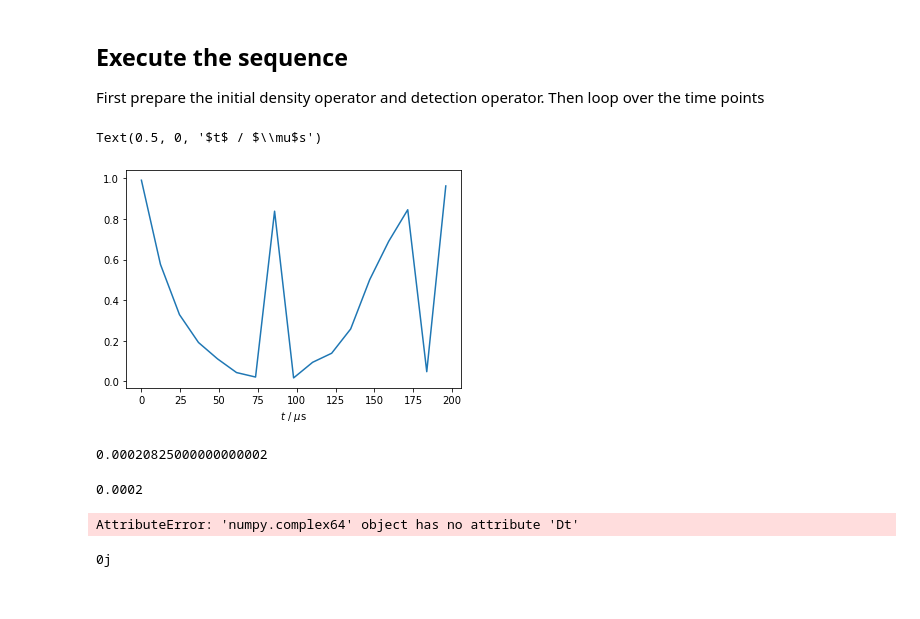
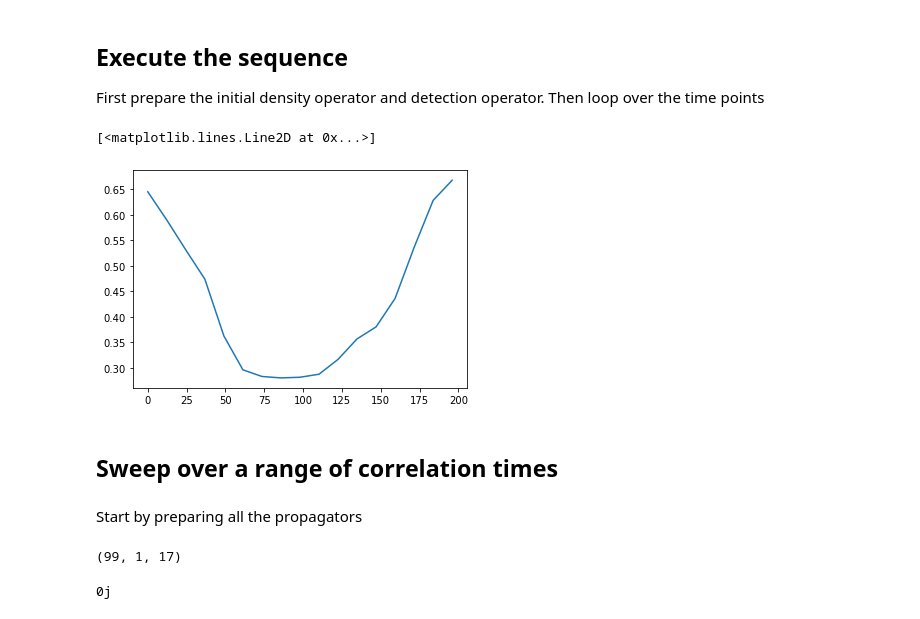
Before and after one commit to alsinmr/SLEEPY, a Jupyter notebook: examples/DIPSHIFT.ipynb, the cells around one changed output. Saved outputs shown, nothing was run; the diff lists cells and outputs as text; code cells hidden in the pictures.

```diff
--- a/examples/DIPSHIFT.ipynb
+++ b/examples/DIPSHIFT.ipynb
@@ -22,7 +22,7 @@ ex1.set_inter(Type='dipole',i0=0,i1=1,delta=delta,euler=[0,60*np.pi/180,0])   #6
 # %% [markdown]
 ## Define Liouvillian, pulse sequence, initial density operator, detection operator
 # %%
-L=RS.Liouvillian((ex0))  #Liovillian with both Hamiltonians
+L=RS.Liouvillian((ex0,ex1))  #Liovillian with both Hamiltonians
 seq_homo=RS.Sequence(L)
 seq_het=RS.Sequence(L)
 seq_ref=RS.Sequence(L)
@@ -38,6 +38,7 @@ seq_ref.add_channel('13C',v1=[v1pi,0,0],t=[0,tpi,tpi/2+L.taur])
 ## Prepare propagators for different parts of the rotor period
 Rotor period broken into npts
 # %%
+L.kex=[[-1e6,1e6],[1e6,-1e6]]
 npts=17
 Dt=(L.taur-tpi/2)/(npts-1)
 
@@ -56,31 +57,48 @@ First prepare the initial density operator and detection operator. Then loop ove
 # %%
 rho=RS.Rho(rho0='13Cx',detect='13Cx',L=L)
 for k in range(npts):
     rho.reset()
     for m in range(k):
         Uhomo[m]*rho
     for m in range(k,npts-1):
         Uhet[m]*rho
     Uref*rho
     rho()
 ax=plt.figure().add_subplot(111)
-ax.plot(np.arange(npts)*Dt*1e6,rho.I[0].real)
-ax.set_xlabel(r'$t$ / $\mu$s')
+#ax.plot(np.arange(npts)*Dt*1e6,rho.I[0].real)
+#ax.set_xlabel(r'$t$ / $\mu$s')
+ax.plot(np.arange(npts)*Dt*1e6,(np.array(rho._Ipwd).T*rho.pwdavg.weight).sum(-1).T[0])
 # %% [output]
-Text(0.5, 0, '$t$ / $\\mu$s')
+[<matplotlib.lines.Line2D at 0x...>]
-[figure, old version]
+[figure, new version]
-# %%
-rho.t
-# %% [output]
-0.00020825000000000002
+# %% [markdown]
+## Sweep over a range of correlation times
+# %% [markdown]
+Start by preparing all the propagators
 # %%
-rho.taur
+tc0=np.logspace(-8,-2,7)
+npts=33
+Dt=(L.taur-tpi/2)/(npts-1)
+Uhet0=list()
+Uhomo0=list()
+Uref0=list()
+for tc in tc0:
+    L.kex=[[-1/(2*tc0),1/(2*tc0)],[1/(2*tc0),-1/(2*tc0)]]
+
+    L.reset_prop_time()
+    Uhet0.append(list())
+    for _ in range(npts-1):
+        Uhet0[-1].append(seq_het.U(Dt=Dt))
+    L.reset_prop_time()
+
+    Uhomo0.append(list())
+    for _ in range(npts-1):
+        Uhomo0[-1].append(seq_homo.U(Dt=Dt))
+    Uref0.append(seq_ref.U())
-# %% [output]
-0.0002
 # %%
-(np.prod(Uhomo)).Dt
+rho.Ipwd.shape
 # %% [output]
-AttributeError: 'numpy.complex64' object has no attribute 'Dt'
+(99, 1, 17)
 # %%
 U1=np.prod(Uhomo)
 # %%
```
Also changed, not shown: 7 other files.
